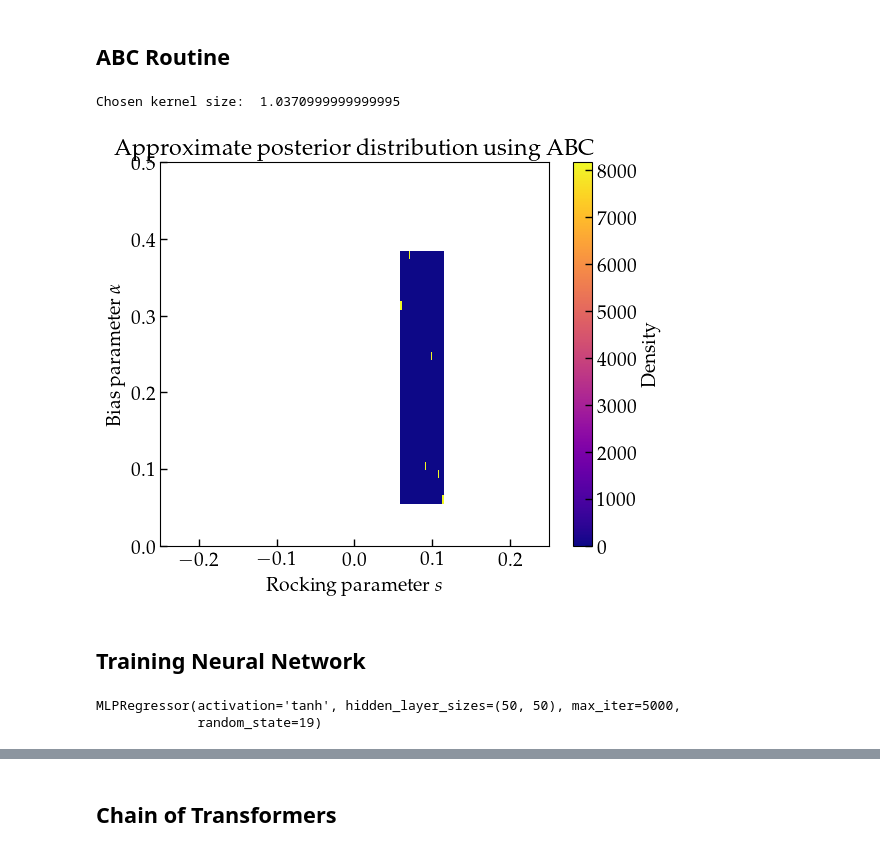
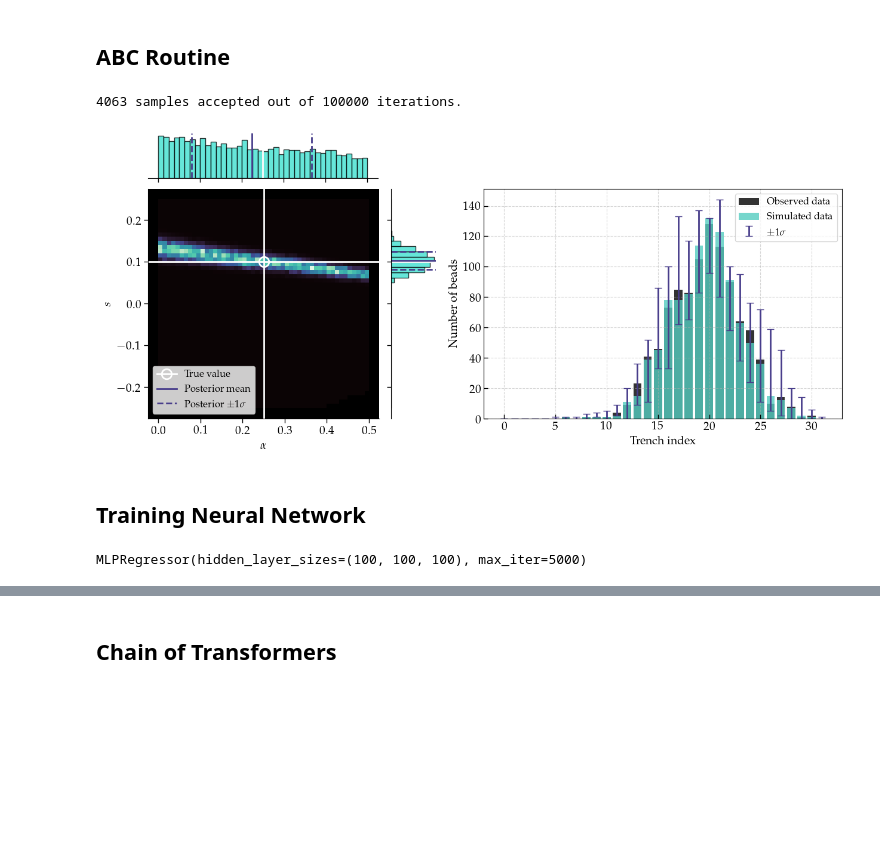
Before and after one commit to stommen/tif345_projects, a Jupyter notebook: project_3/project3_LBOS.ipynb, the cells around one changed output, grey strips where cells are left out. Saved outputs shown, nothing was run; the diff lists cells and outputs as text; code cells hidden in the pictures; blank space fills up the shorter version.

```diff
--- a/project_3/project3_LBOS.ipynb
+++ b/project_3/project3_LBOS.ipynb
@@ -118,7 +118,7 @@ board_data = np.load(data_file)
 n_trials = board_data.shape[0]
 n_cols = board_data.shape[1]
 n_rows = board_data.shape[1] - 1
-n_beads = np.sum(board_data[0])
+n_beads = int(np.sum(board_data[0]))
 
 print(f'Number of experiments: {n_trials}')
 print(f'Galton board with {n_rows} rows and {n_cols} columns, total number of beads: {n_beads:.0f}')
@@ -323,28 +377,59 @@ def ABC(y_obs, its, h='cal', cal_its=100, NN=None):
     return results
 # %%
 
-its = 100
-rng = np.random.default_rng(69)
-y_obs = board_data[rng.integers(0, n_trials)]
+its = 100000
+rng = np.random.default_rng(67)
+# y_obs = board_data[rng.integers(0, n_trials)]
+y_obs = vec_dalton_simulator(n_rows, n_cols, n_beads, 0.25, 0.1, disable=True)
 
-results = ABC(y_obs, its, NN=None)
+results = ABC(y_obs, its, h='cal', h_quantile=0.05, cal_its=1000)
-# %% [output]
-Chosen kernel size:  1.0370999999999995
 # %%
 
-plt.figure(figsize=(6, 5))
-plt.hist2d(results['s'], results['alpha'], bins=30, density=True, cmap='plasma')
-plt.colorbar(label='Density')
-plt.xlabel(r'Rocking parameter $s$')
-plt.ylabel(r'Bias parameter $\alpha$')
-plt.title('Approximate posterior distribution using ABC')
-plt.xlim(-0.25, 0.25)
-plt.ylim(0, 0.5)
+print(len(np.array(results['alpha'])[np.array(results['distance']) < results['kernel_size'][0]]), 'samples accepted out of', its, 'iterations.')
+# plt.figure(figsize=(6, 5))
+# plt.plot(results['distance'], 'ko')
+# plt.plot(np.arange(len(results['distance']))[np.array(results['distance']) < results['kernel_size'][0]], np.array(results['distance'])[np.array(results['distance']) < results['kernel_size'][0]], 'ro')
+# plt.axhline(y=results['kernel_size'][0], color='r', linestyle='--', label='Kernel size $h$')
+# plt.xlabel('Iteration')
+# plt.ylabel('Distance')
 
-plt.tight_layout()
-plt.show()
+# plt.tight_layout()
+# plt.show()
 # %% [output]
-[figure, removed]
+4063 samples accepted out of 100000 iterations.
+# %%
+
+weights = np.array(results['kernel_value'])
+s_samples = np.array(results['s'])
+alpha_samples = np.array(results['alpha'])
+alpha_mean = np.sum(alpha_samples * weights) / np.sum(weights)
+alpha_std = np.sqrt(np.sum((alpha_samples - alpha_mean)**2 * weights) / np.sum(weights))
+s_mean = np.sum(s_samples * weights) / np.sum(weights)
+s_std = np.sqrt(np.sum((s_samples - s_mean)**2 * weights) / np.sum(weights))
+
+s_samples_accepted = s_samples[np.array(results['distance']) < results['kernel_size'][0]]
+alpha_samples_accepted = alpha_samples[np.array(results['distance']) < results['kernel_size'][0]]
+
+fig, ax = joint_plotter(s_samples, alpha_samples, s_mean, s_std, alpha_mean, alpha_std, weights, 'mako', 'white', 'darkslateblue')
+ax.set_facecolor('black')
+
+true_counts = vec_dalton_simulator(n_rows, n_cols, n_beads, 0.25, 0.1, disable=True, seed=19)
+simulated_counts = vec_dalton_simulator(n_rows, n_cols, n_beads, alpha_mean, s_mean, disable=True, seed=19)
+simulated_counts_std_plus_plus = vec_dalton_simulator(n_rows, n_cols, n_beads, alpha_mean + alpha_std, s_mean + s_std, disable=True, seed=19)
+simulated_counts_std_plus_minus = vec_dalton_simulator(n_rows, n_cols, n_beads, alpha_mean + alpha_std, s_mean - s_std, disable=True, seed=19)
+simulated_counts_std_minus_plus = vec_dalton_simulator(n_rows, n_cols, n_beads, alpha_mean - alpha_std, s_mean + s_std, disable=True, seed=19)
+simulated_counts_std_minus_minus = vec_dalton_simulator(n_rows, n_cols, n_beads, alpha_mean - alpha_std, s_mean - s_std, disable=True, seed=19)
+simulations = np.vstack([simulated_counts_std_minus_minus,
+                             simulated_counts_std_minus_plus,
+                             simulated_counts_std_plus_minus,
+                             simulated_counts_std_plus_plus])
+sim_std_plus = np.max(simulations, axis=0)
+sim_std_minus = np.min(simulations, axis=0)
+
+ax_bar = fig.add_axes([1.25, 0.11, 1.2, 0.77])
+ax_bar = dist_data_plotter(ax_bar, true_counts, simulated_counts, sim_std_minus, sim_std_plus, 32)
+# %% [output]
+[figure, added]
 # %% [markdown]
 ## **Training Neural Network**
 # %%
@@ -353,21 +438,19 @@ from sklearn.neural_network import MLPRegressor
 from sklearn.model_selection import train_test_split
 from sklearn.preprocessing import StandardScaler
 
-scaler_X = StandardScaler()
 scaler_Y = StandardScaler()
 
 X = training_data.reshape(-1, n_cols)
-Y = np.array([A.ravel(), S.ravel()]).T
-X_scaled = scaler_X.fit_transform(X)
+X_norm = X / np.sum(X, axis=1, keepdims=True)
+Y = np.array([alpha_train.ravel(), s_train.ravel()]).T
 Y_scaled = scaler_Y.fit_transform(Y)
 
-X_train, X_test, Y_train, Y_test = train_test_split(X_scaled, Y_scaled, train_size=0.75, random_state=19)
-mlp = MLPRegressor(hidden_layer_sizes=(50, 50), activation='tanh', solver='adam', max_iter=5000, random_state=19)
+X_train, X_test, Y_train, Y_test = train_test_split(X_norm, Y_scaled, train_size=0.75)
+mlp = MLPRegressor(hidden_layer_sizes=(100, 100, 100), activation='relu', solver='adam', max_iter=5000)
 
 mlp.fit(X_train, Y_train)
 # %% [output]
-MLPRegressor(activation='tanh', hidden_layer_sizes=(50, 50), max_iter=5000,
-             random_state=19)
+MLPRegressor(hidden_layer_sizes=(100, 100, 100), max_iter=5000)
 # %%
 
 # Evaluate the model
```
Also changed, not shown: parts of 9 cells of this notebook, 2 other files.
